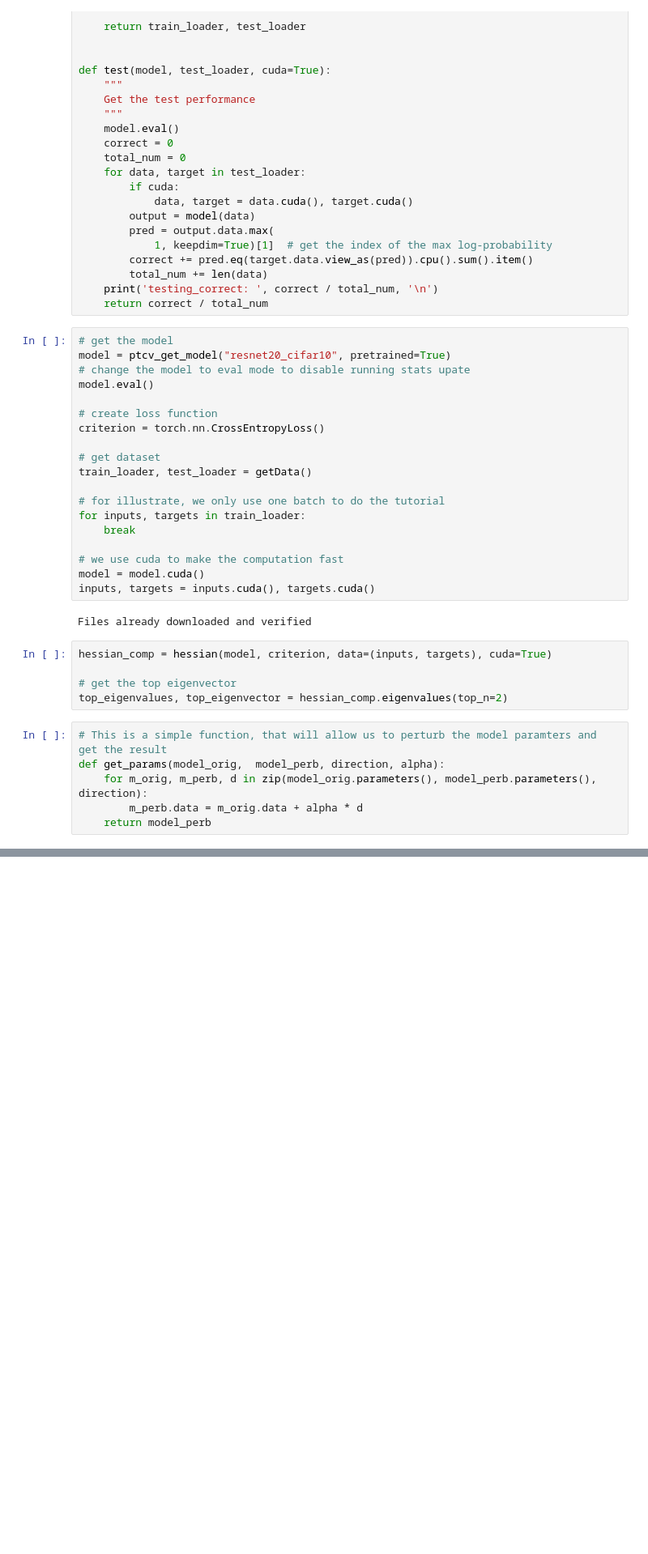
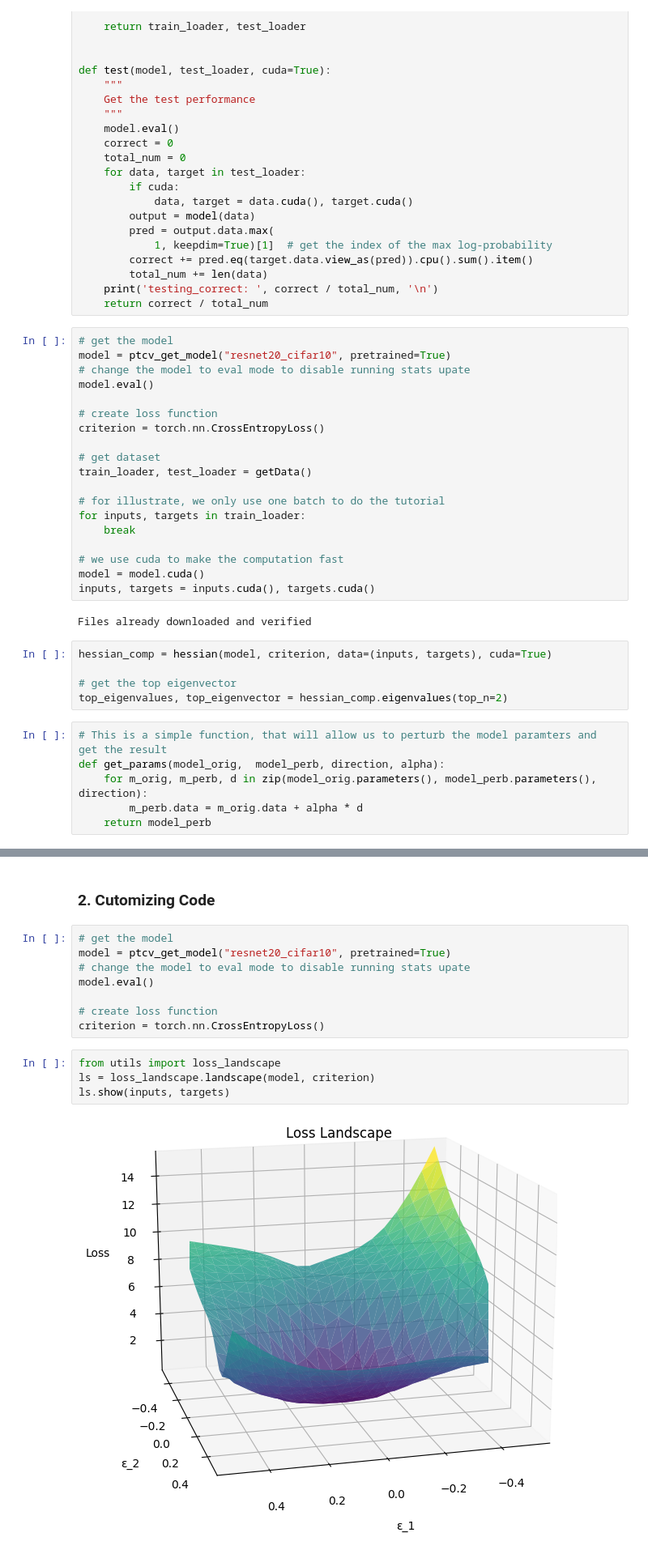
Before and after one commit to taehyeonhan-hatae/MAML, a Jupyter notebook: Test_jupyternotebook/loss_landscape.ipynb, the cells around one changed output, grey strips where cells are left out. Shown at 81% size. Drawn from its saved outputs; the diff is of its cells as text; blank space fills up the shorter version.

```diff
--- a/Test_jupyternotebook/loss_landscape.ipynb
+++ b/Test_jupyternotebook/loss_landscape.ipynb
@@ -185,0 +249,16 @@ plt.show()
+# %% [markdown]
+### 2. Cutomizing Code
+# %%
+# get the model
+model = ptcv_get_model("resnet20_cifar10", pretrained=True)
+# change the model to eval mode to disable running stats upate
+model.eval()
+
+# create loss function
+criterion = torch.nn.CrossEntropyLoss()
+# %%
+from utils import loss_landscape
+ls = loss_landscape.landscape(model, criterion)
+ls.show(inputs, targets)
+# %% [output]
+[figure, added]
```
Also changed, not shown: parts of 4 cells of this notebook, 2 other files.
